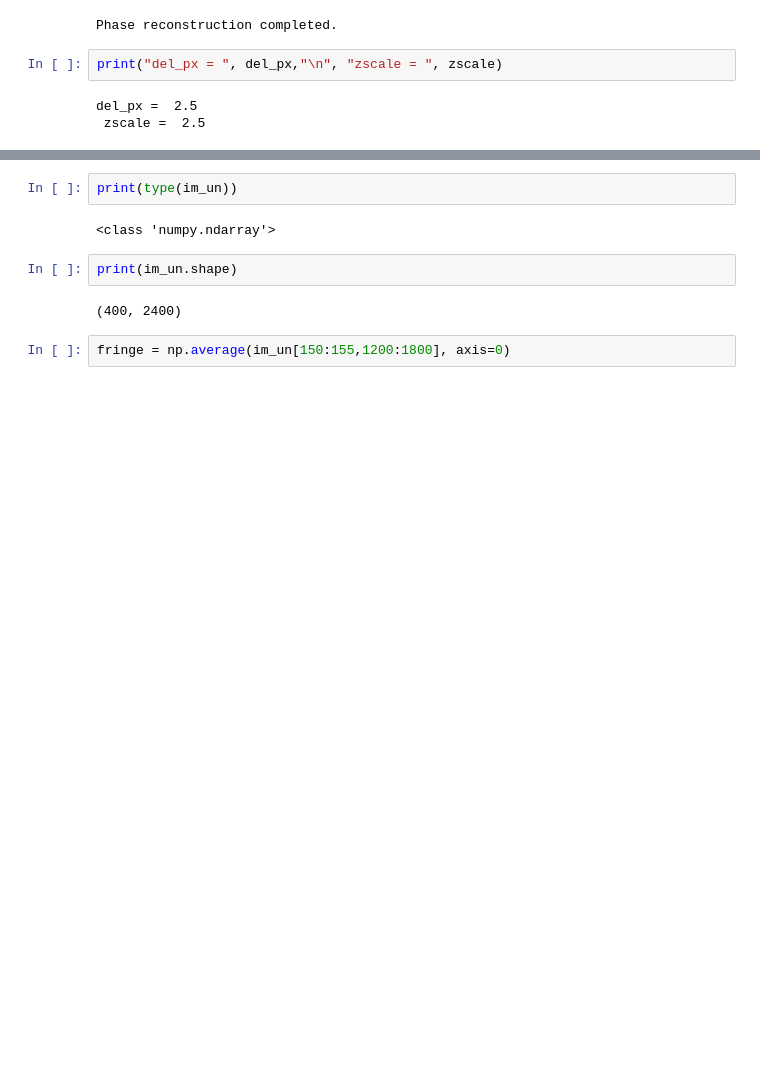
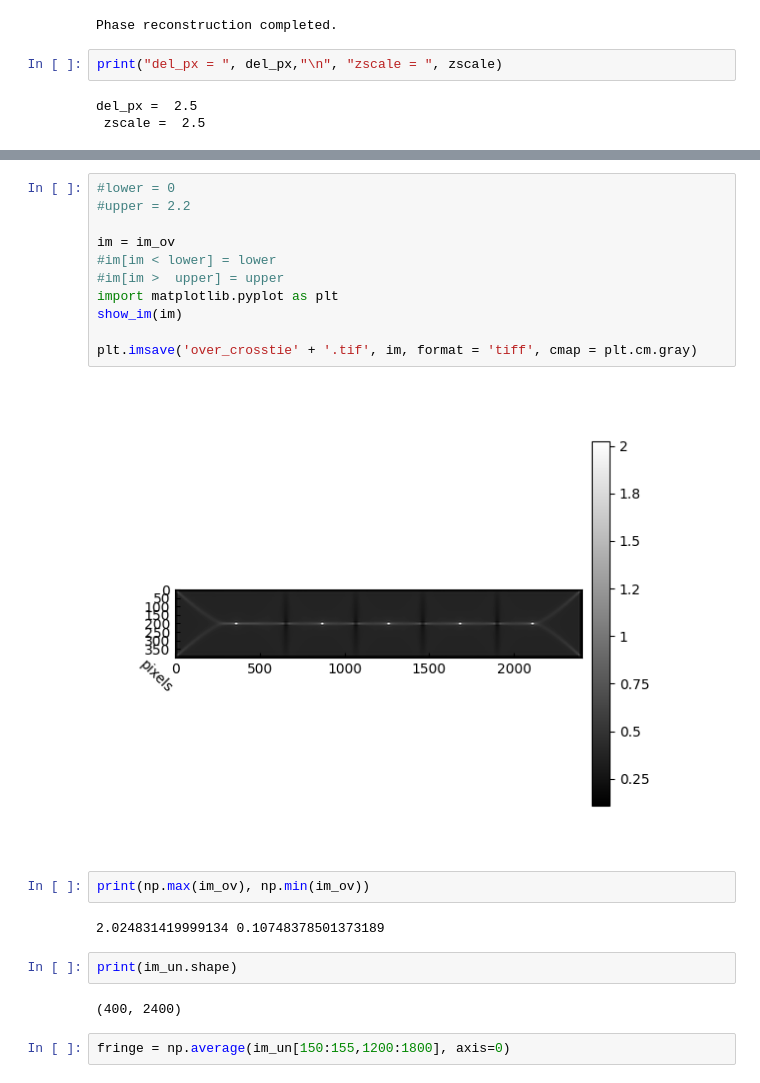
Before and after one commit to HarrismLiuch/PyLorentz, a Jupyter notebook: sw_simulation/sw_sim_LTEM.ipynb, the cells around one changed output, grey strips where cells are left out. Drawn from its saved outputs; the diff is of its cells as text; blank space fills up the shorter version.

```diff
--- a/sw_simulation/sw_sim_LTEM.ipynb
+++ b/sw_simulation/sw_sim_LTEM.ipynb
@@ -142,7 +139,20 @@ Total fov is (6e+03,1e+03) nm
+# %%
+#lower = 0
+#upper = 2.2
+
+im = im_ov
+#im[im < lower] = lower
+#im[im >  upper] = upper
+import matplotlib.pyplot as plt
+show_im(im)
+
+plt.imsave('over_crosstie' + '.tif', im, format = 'tiff', cmap = plt.cm.gray)
+# %% [output]
+[figure, added]
 # %%
-print(type(im_un))
+print(np.max(im_ov), np.min(im_ov))
 # %% [output]
-<class 'numpy.ndarray'>
+2.024831419999134 0.10748378501373189
 # %%
 print(im_un.shape)
 # %% [output]
```
Also changed, not shown: parts of 7 cells of this notebook.
